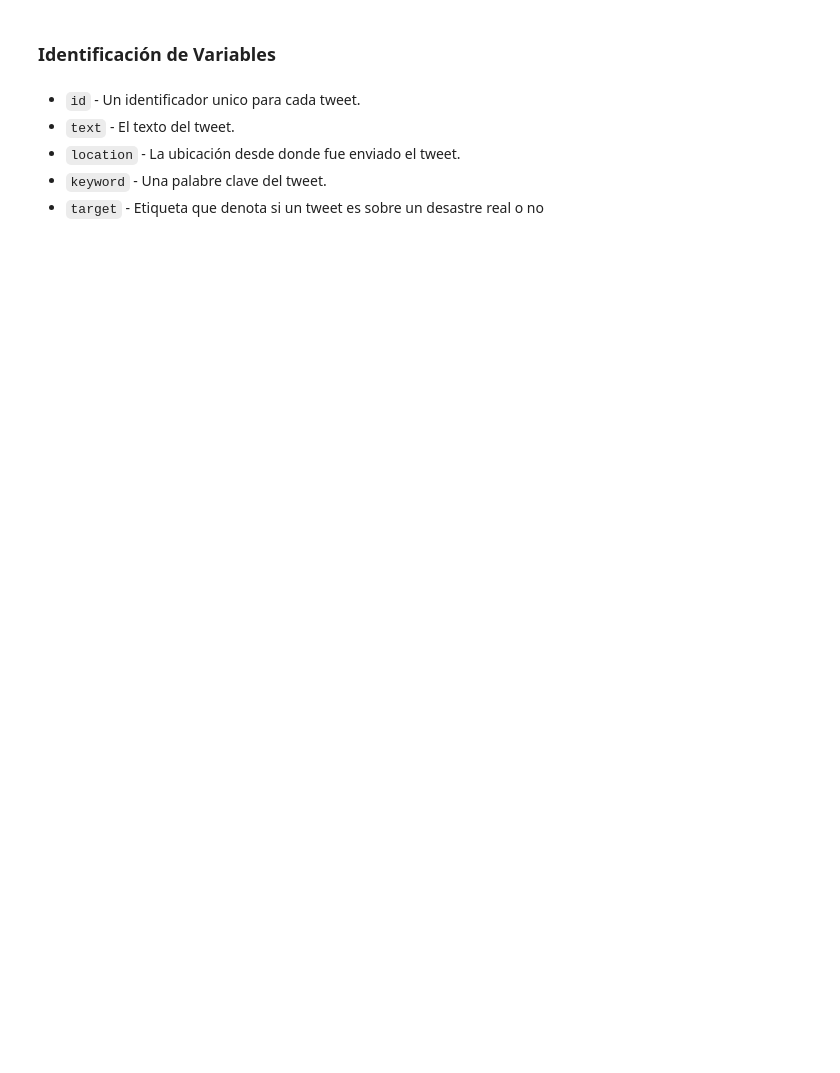
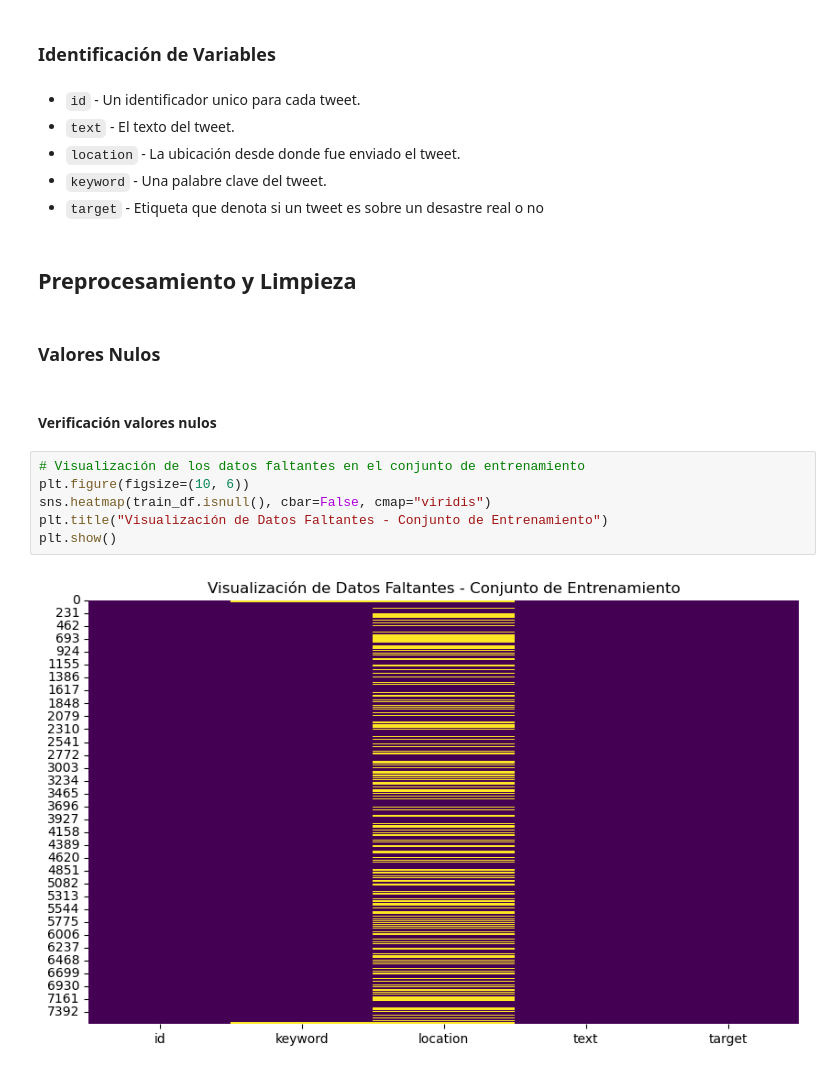
Before and after one commit to LeivaDiego/Lab5-DataScience, a Jupyter notebook: Lab5.ipynb, the cells around one changed output. Drawn from its saved outputs; the diff is of its cells as text; blank space fills up the shorter version.

```diff
--- a/Lab5.ipynb
+++ b/Lab5.ipynb
@@ -155,3 +169,17 @@ El dataframe tiene 7613 filas (registros) y 5 columnas (variables)
 - `location` - La ubicación desde donde fue enviado el tweet.
 - `keyword` - Una palabre clave del tweet.
 - `target` - Etiqueta que denota si un tweet es sobre un desastre real o no
+# %% [markdown]
+## Preprocesamiento y Limpieza
+# %% [markdown]
+### Valores Nulos
+# %% [markdown]
+#### Verificación valores nulos
+# %%
+# Visualización de los datos faltantes en el conjunto de entrenamiento
+plt.figure(figsize=(10, 6))
+sns.heatmap(train_df.isnull(), cbar=False, cmap="viridis")
+plt.title("Visualización de Datos Faltantes - Conjunto de Entrenamiento")
+plt.show()
+# %% [output]
+[figure, added]
```
Also changed, not shown: parts of 12 cells of this notebook.
